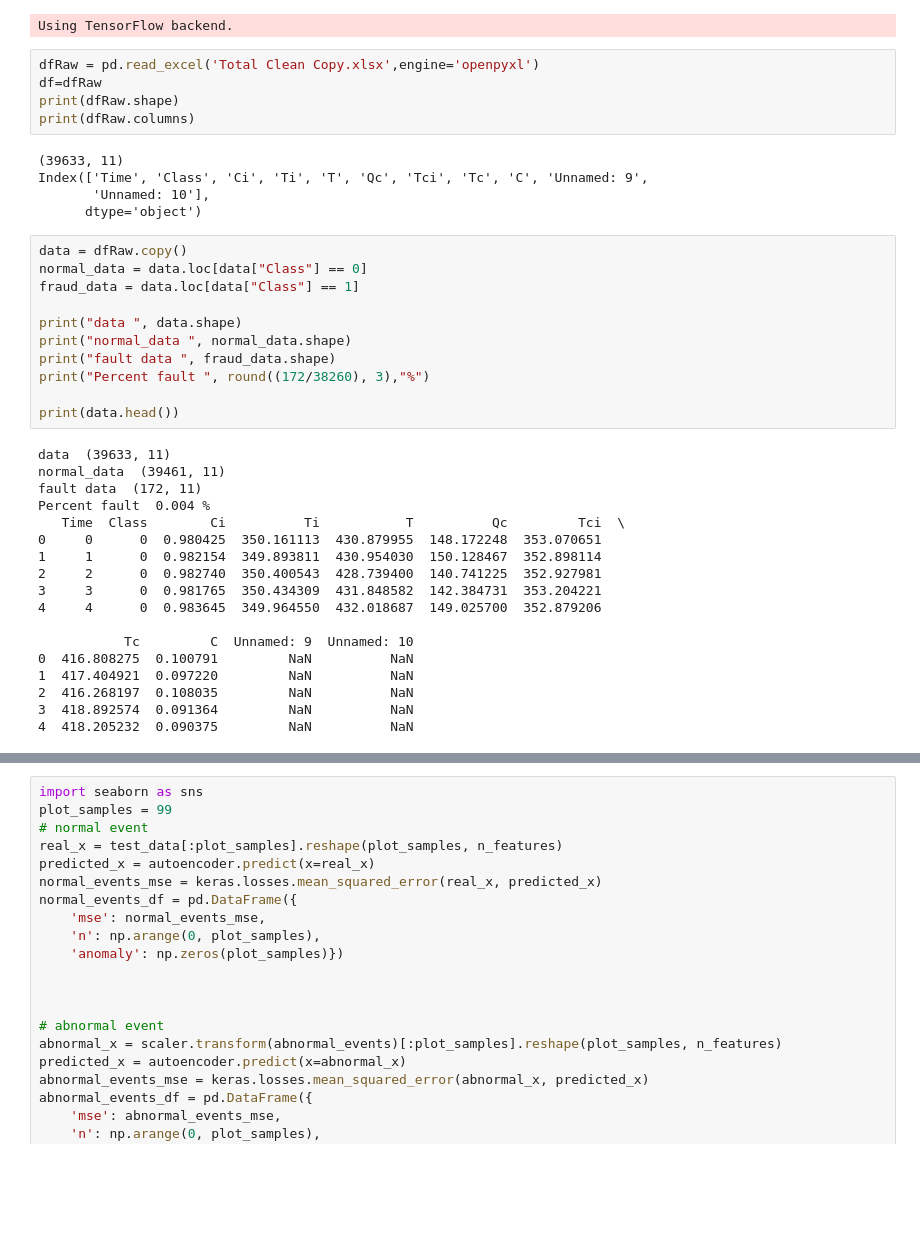
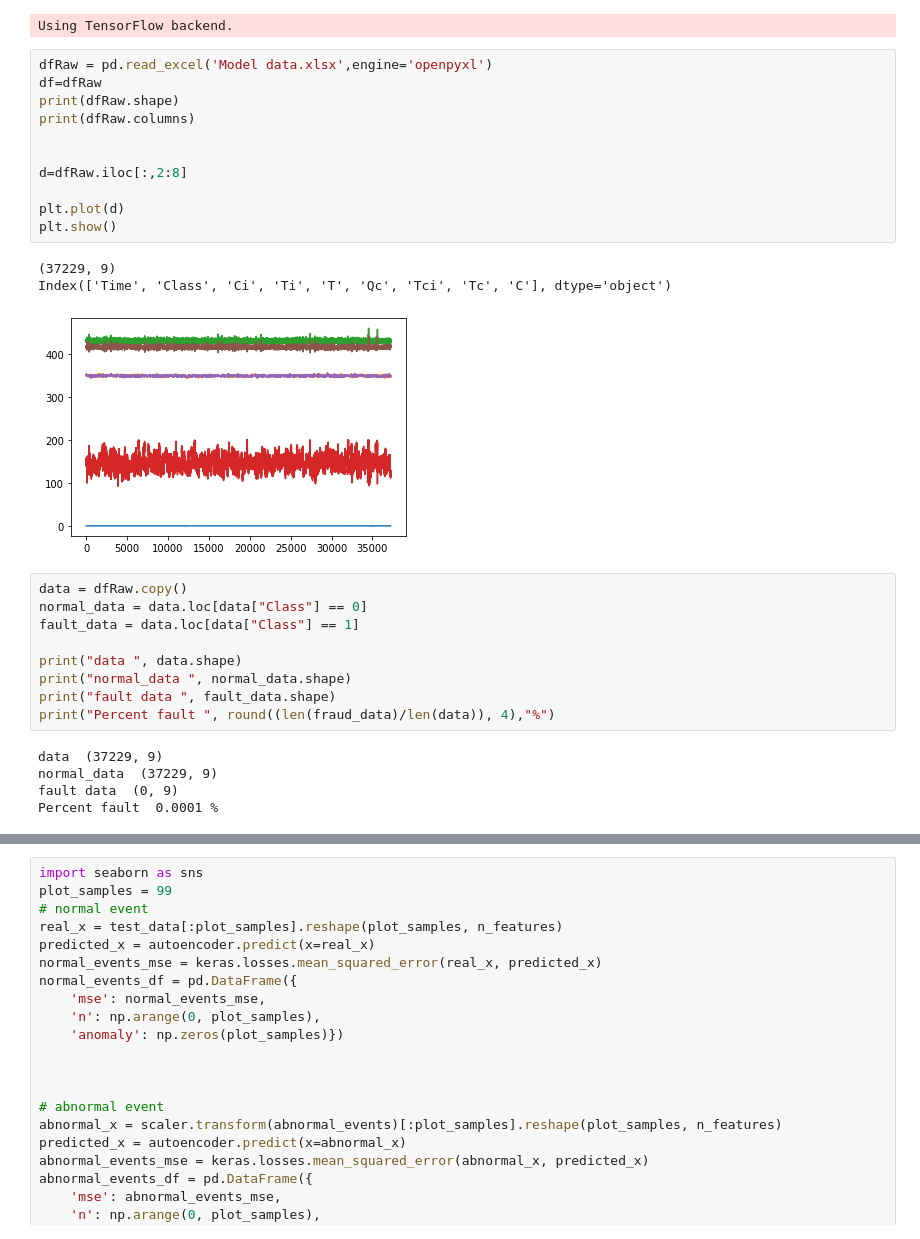
Before and after one commit to shikarRajcomar-Engineer/Anomaly_Detection, a Jupyter notebook: Anomlay Detection Autoencoder.ipynb, the cells around one changed output, grey strips where cells are left out. Saved outputs shown, nothing was run; the diff lists cells and outputs as text; blank space fills up the shorter version.

```diff
--- a/Anomlay Detection Autoencoder.ipynb
+++ b/Anomlay Detection Autoencoder.ipynb
@@ -31,44 +31,34 @@ from keras import regularizers
 # %% [output]
 Using TensorFlow backend.
 # %%
-dfRaw = pd.read_excel('Total Clean Copy.xlsx',engine='openpyxl')
+dfRaw = pd.read_excel('Model data.xlsx',engine='openpyxl')
 df=dfRaw
 print(dfRaw.shape)
 print(dfRaw.columns)
+
+
+d=dfRaw.iloc[:,2:8]
+
+plt.plot(d)
+plt.show()
 # %% [output]
-(39633, 11)
-Index(['Time', 'Class', 'Ci', 'Ti', 'T', 'Qc', 'Tci', 'Tc', 'C', 'Unnamed: 9',
-       'Unnamed: 10'],
-      dtype='object')
+(37229, 9)
+Index(['Time', 'Class', 'Ci', 'Ti', 'T', 'Qc', 'Tci', 'Tc', 'C'], dtype='object')
+[figure, added]
 # %%
 data = dfRaw.copy()
 normal_data = data.loc[data["Class"] == 0]
-fraud_data = data.loc[data["Class"] == 1]
+fault_data = data.loc[data["Class"] == 1]
 
 print("data ", data.shape)
 print("normal_data ", normal_data.shape)
-print("fault data ", fraud_data.shape)
-print("Percent fault ", round((172/38260), 3),"%")
-
-print(data.head())
+print("fault data ", fault_data.shape)
+print("Percent fault ", round((len(fraud_data)/len(data)), 4),"%")
 # %% [output]
-data  (39633, 11)
-normal_data  (39461, 11)
-fault data  (172, 11)
-Percent fault  0.004 %
-   Time  Class        Ci          Ti           T          Qc         Tci  \
-0     0      0  0.980425  350.161113  430.879955  148.172248  353.070651
-1     1      0  0.982154  349.893811  430.954030  150.128467  352.898114
-2     2      0  0.982740  350.400543  428.739400  140.741225  352.927981
-3     3      0  0.981765  350.434309  431.848582  142.384731  353.204221
-4     4      0  0.983645  349.964550  432.018687  149.025700  352.879206
-
-           Tc         C  Unnamed: 9  Unnamed: 10
-0  416.808275  0.100791         NaN          NaN
-1  417.404921  0.097220         NaN          NaN
-2  416.268197  0.108035         NaN          NaN
-3  418.892574  0.091364         NaN          NaN
-4  418.205232  0.090375         NaN          NaN
+data  (37229, 9)
+normal_data  (37229, 9)
+fault data  (0, 9)
+Percent fault  0.0001 %
 # %%
 from sklearn import preprocessing
 from sklearn.decomposition import PCA
```
Also changed, not shown: parts of 5 cells of this notebook, 1 other file.
